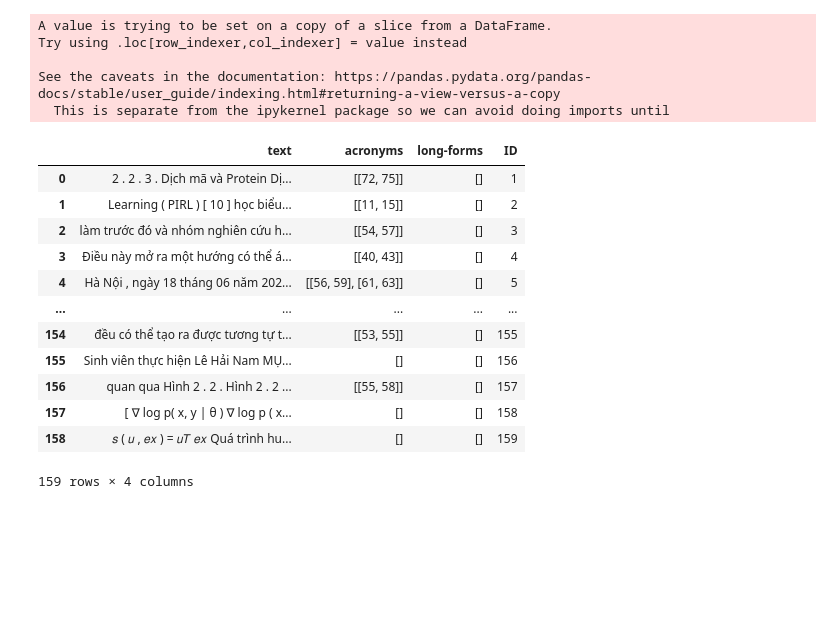
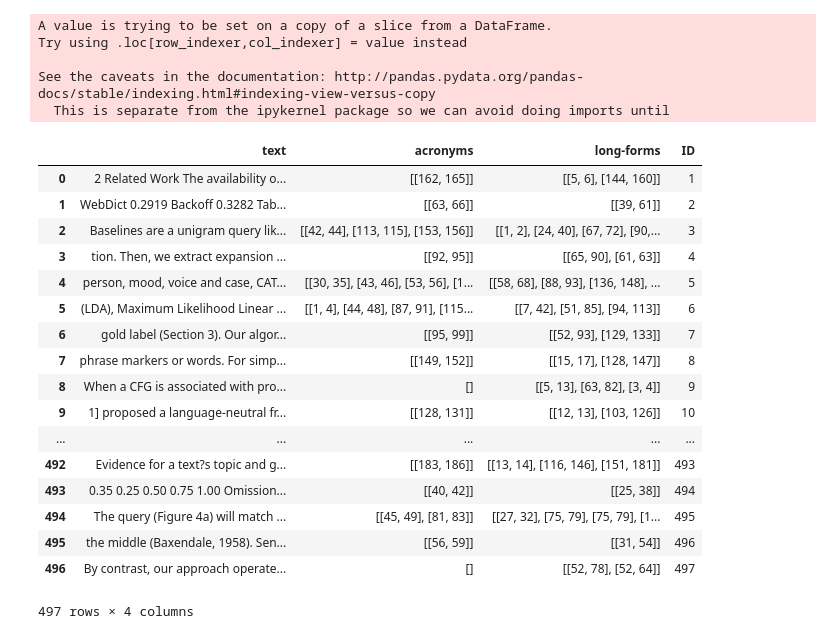
Before and after one commit to dipteshkanojia/PR-AAAI22-SDU-ST1-AE, a Jupyter notebook: nbs/1-Data-Post-Processing.ipynb, the cells around one changed output. Cells and saved outputs as stored; diff of their text form; code cells hidden in the pictures; blank space fills up the shorter version.

Commit message:
Match2

```diff
--- a/nbs/1-Data-Post-Processing.ipynb
+++ b/nbs/1-Data-Post-Processing.ipynb
@@ -3,9 +3,9 @@ import pandas as pd
 from nltk.tokenize import word_tokenize
 import ast
 # %%
-orig_path = "../data_tsvs/vietnameseDFDev.tsv"
-pred_path = "../results/finetuned_models/model_eng_all_scientific_xb_v1_512/vie_dev_predictions_xb_512.csv"
-op_filename = "vie_dev_xb_512"
+orig_path = "../data_tsvs/englishDFDevScientific.tsv"
+pred_path = "../results/finetuned_models/model_all_xb_v1_512/eng_scientific_dev_predictions_xb_512.csv"
+op_filename = "eng_dev_xb_512"
 # %%
 df_orig = pd.read_csv(orig_path, sep="\t")
 df_pred = pd.read_csv(pred_path, sep="\t")
@@ -196,7 +201,7 @@ def match(df_orig, df_pred):
     df_orig["LF_Pred_idxs"] = long_forms_idxs
     return df_orig
 # %%
-df_orig = match(df_orig, df_pred)
-df_orig
+df_orig_1 = match(df_orig, df_pred)
+df_orig_1
 # %% [output]
 |  | ID | text | acronyms | long-forms | acronyms-text | long-forms-text | AN_Pred | LF_Pred | ... |
@@ -215,27 +225,32 @@ df_orig
 # %%
 cols =["text","AN_Pred_idxs","LF_Pred_idxs","ID"]
 # %%
-df_orig_json = df_orig[cols]
+df_orig_json = df_orig_1[cols]
 df_orig_json.columns = ["text","acronyms","long-forms","ID"]
 df_orig_json["ID"] = df_orig_json["ID"].astype(str)
 df_orig_json
 # %% [output]
 A value is trying to be set on a copy of a slice from a DataFrame.
 Try using .loc[row_indexer,col_indexer] = value instead
 
-See the caveats in the documentation: https://pandas.pydata.org/pandas-docs/stable/user_guide/indexing.html#returning-a-view-versus-a-copy
+See the caveats in the documentation: http://pandas.pydata.org/pandas-docs/stable/indexing.html#indexing-view-versus-copy
   This is separate from the ipykernel package so we can avoid doing imports until
 |  | text | acronyms | long-forms | ID |
-| 0 | 2 . 2 . 3 . Dịch mã và Protein Dị... | [[72, 75]] | [] | 1 |
-| 1 | Learning ( PIRL ) [ 10 ] học biểu... | [[11, 15]] | [] | 2 |
-| 2 | làm trước đó và nhóm nghiên cứu h... | [[54, 57]] | [] | 3 |
-| 3 | Điều này mở ra một hướng có thể á... | [[40, 43]] | [] | 4 |
-| 4 | Hà Nội , ngày 18 tháng 06 năm 202... | [[56, 59], [61, 63]] | [] | 5 |
+| 0 | 2 Related Work The availability o... | [[162, 165]] | [[5, 6], [144, 160]] | 1 |
+| 1 | WebDict 0.2919 Backoff 0.3282 Tab... | [[63, 66]] | [[39, 61]] | 2 |
+| 2 | Baselines are a unigram query lik... | [[42, 44], [113, 115], [153, 156]] | [[1, 2], [24, 40], [67, 72], [90,... | 3 |
+| 3 | tion. Then, we extract expansion ... | [[92, 95]] | [[65, 90], [61, 63]] | 4 |
+| 4 | person, mood, voice and case, CAT... | [[30, 35], [43, 46], [53, 56], [1... | [[58, 68], [88, 93], [136, 148], ... | 5 |
+| 5 | (LDA), Maximum Likelihood Linear ... | [[1, 4], [44, 48], [87, 91], [115... | [[7, 42], [51, 85], [94, 113]] | 6 |
+| 6 | gold label (Section 3). Our algor... | [[95, 99]] | [[52, 93], [129, 133]] | 7 |
+| 7 | phrase markers or words. For simp... | [[149, 152]] | [[15, 17], [128, 147]] | 8 |
+| 8 | When a CFG is associated with pro... | [] | [[5, 13], [63, 82], [3, 4]] | 9 |
+| 9 | 1] proposed a language-neutral fr... | [[128, 131]] | [[12, 13], [103, 126]] | 10 |
 | ... | ... | ... | ... | ... |
-| 154 | đều có thể tạo ra được tương tự t... | [[53, 55]] | [] | 155 |
-| 155 | Sinh viên thực hiện Lê Hải Nam MỤ... | [] | [] | 156 |
-| 156 | quan qua Hình 2 . 2 . Hình 2 . 2 ... | [[55, 58]] | [] | 157 |
-| 157 | [ ∇ log p( x, y | θ ) ∇ log p ( x... | [] | [] | 158 |
-| 158 | 𝑠 ( 𝑢 , 𝑒𝑥 ) = 𝑢𝑇 𝑒𝑥 Quá trình hu... | [] | [] | 159 |
+| 492 | Evidence for a text?s topic and g... | [[183, 186]] | [[13, 14], [116, 146], [151, 181]] | 493 |
+| 493 | 0.35 0.25 0.50 0.75 1.00 Omission... | [[40, 42]] | [[25, 38]] | 494 |
+| 494 | The query (Figure 4a) will match ... | [[45, 49], [81, 83]] | [[27, 32], [75, 79], [75, 79], [1... | 495 |
+| 495 | the middle (Baxendale, 1958). Sen... | [[56, 59]] | [[31, 54]] | 496 |
+| 496 | By contrast, our approach operate... | [] | [[52, 78], [52, 64]] | 497 |
-159 rows × 4 columns
+497 rows × 4 columns
 # %%
```
Also changed, not shown: parts of 23 cells of this notebook, 4 other files.
